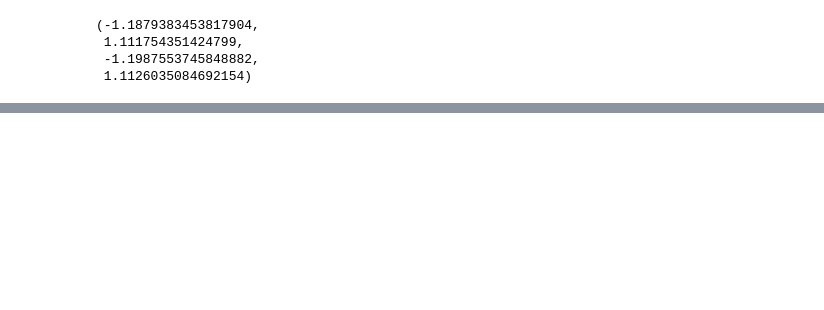
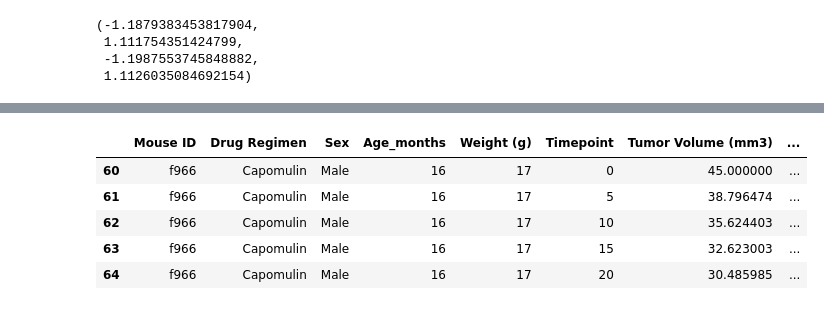
Before and after one commit to narobin83/matplotlib-challenge, a Jupyter notebook: Pymaceuticals/pymaceuticals.ipynb, the cells around one changed output, grey strips where cells are left out. Saved outputs shown, nothing was run; the diff lists cells and outputs as text; code cells hidden in the pictures; blank space fills up the shorter version.

```diff
--- a/Pymaceuticals/pymaceuticals.ipynb
+++ b/Pymaceuticals/pymaceuticals.ipynb
@@ -309,5 +309,12 @@ ceftamin_merge.head()
 | 4 | f436 | 15 | Ceftamin | Female | 3 | 25 | 48.722078 | ... |
 # %%
 # Generate a line plot of tumor volume vs. time point for a mouse treated with Capomulin
-forline_df = Capomulin_df.loc[Capomulin_df["Mouse ID"] == "b742",:]
+forline_df = capomulin_df.loc[capomulin_df["Mouse ID"] == "f966",:]
 forline_df.head()
+# %% [output]
+|  | Mouse ID | Drug Regimen | Sex | Age_months | Weight (g) | Timepoint | Tumor Volume (mm3) | ... |
+| 60 | f966 | Capomulin | Male | 16 | 17 | 0 | 45.000000 | ... |
+| 61 | f966 | Capomulin | Male | 16 | 17 | 5 | 38.796474 | ... |
+| 62 | f966 | Capomulin | Male | 16 | 17 | 10 | 35.624403 | ... |
+| 63 | f966 | Capomulin | Male | 16 | 17 | 15 | 32.623003 | ... |
+| 64 | f966 | Capomulin | Male | 16 | 17 | 20 | 30.485985 | ... |
```
Also changed, not shown: parts of 1 cell of this notebook.
